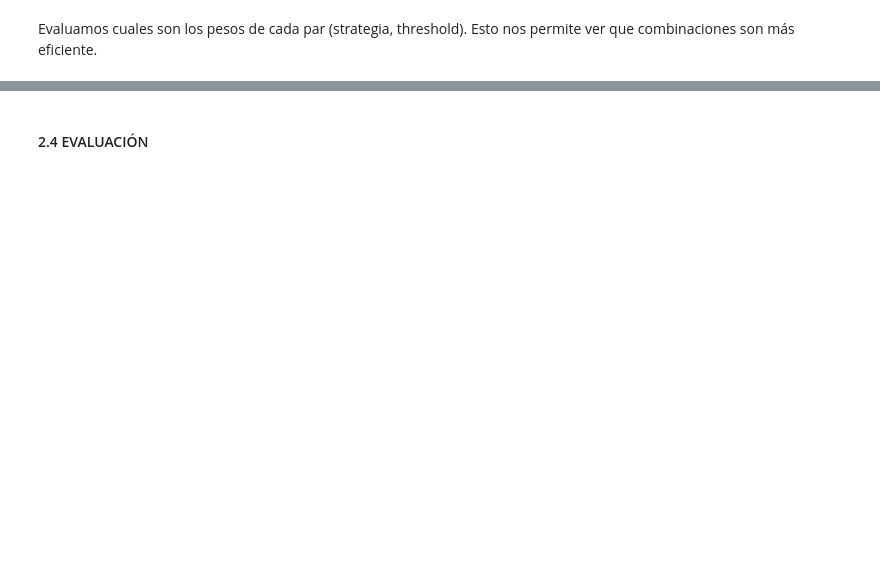
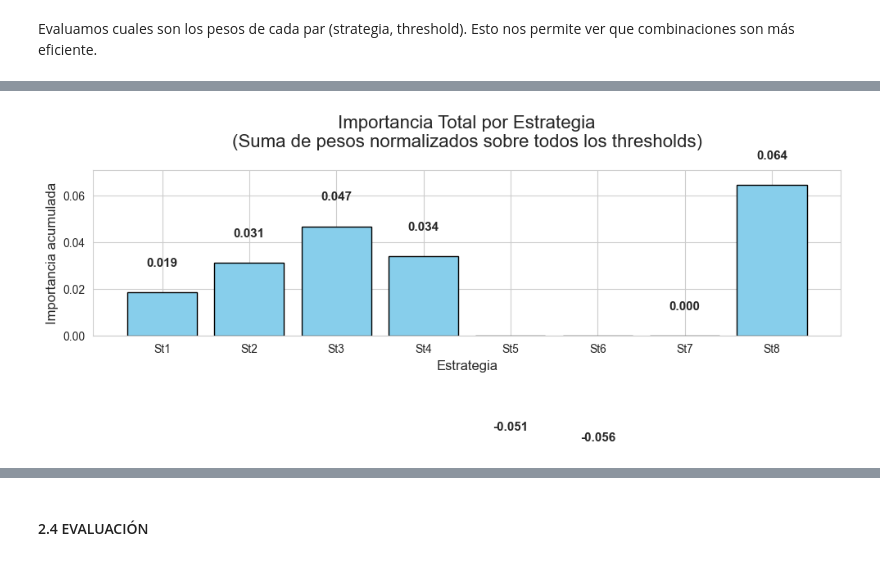
Before and after one commit to bdesia/MSTGAM-4trading, a Jupyter notebook: notebooks/AAPL analysis.ipynb, the cells around one changed output, grey strips where cells are left out. Cells and saved outputs as stored; diff of their text form; code cells hidden in the pictures; blank space fills up the shorter version.

```diff
--- a/notebooks/AAPL analysis.ipynb
+++ b/notebooks/AAPL analysis.ipynb
@@ -170,0 +212,25 @@ plt.show()
+# %%
+# =====================================================
+# Importancia por Estrategia
+# =====================================================
+strategy_importance = np.sum(weights, axis=1)  # suma por estrategia (sobre todos los thresholds)
+
+plt.figure(figsize=(10, 6))
+bars = plt.bar(strategy_names, strategy_importance, color='skyblue', edgecolor='black')
+
+# Añadir valores encima de las barras
+for bar in bars:
+    height = bar.get_height()
+    plt.text(bar.get_x() + bar.get_width()/2., height + 0.01,
+             f'{height:.3f}', ha='center', va='bottom', fontsize=11, fontweight='bold')
+
+plt.title('Importancia Total por Estrategia\n'
+          '(Suma de pesos normalizados sobre todos los thresholds)',
+          fontsize=16, pad=20)
+plt.xlabel('Estrategia', fontsize=12)
+plt.ylabel('Importancia acumulada', fontsize=12)
+plt.ylim(0, max(strategy_importance) * 1.1)
+plt.tight_layout()
+plt.show()
+# %% [output]
+[figure, added]
```
Also changed, not shown: parts of 12 cells of this notebook, 14 other files.
